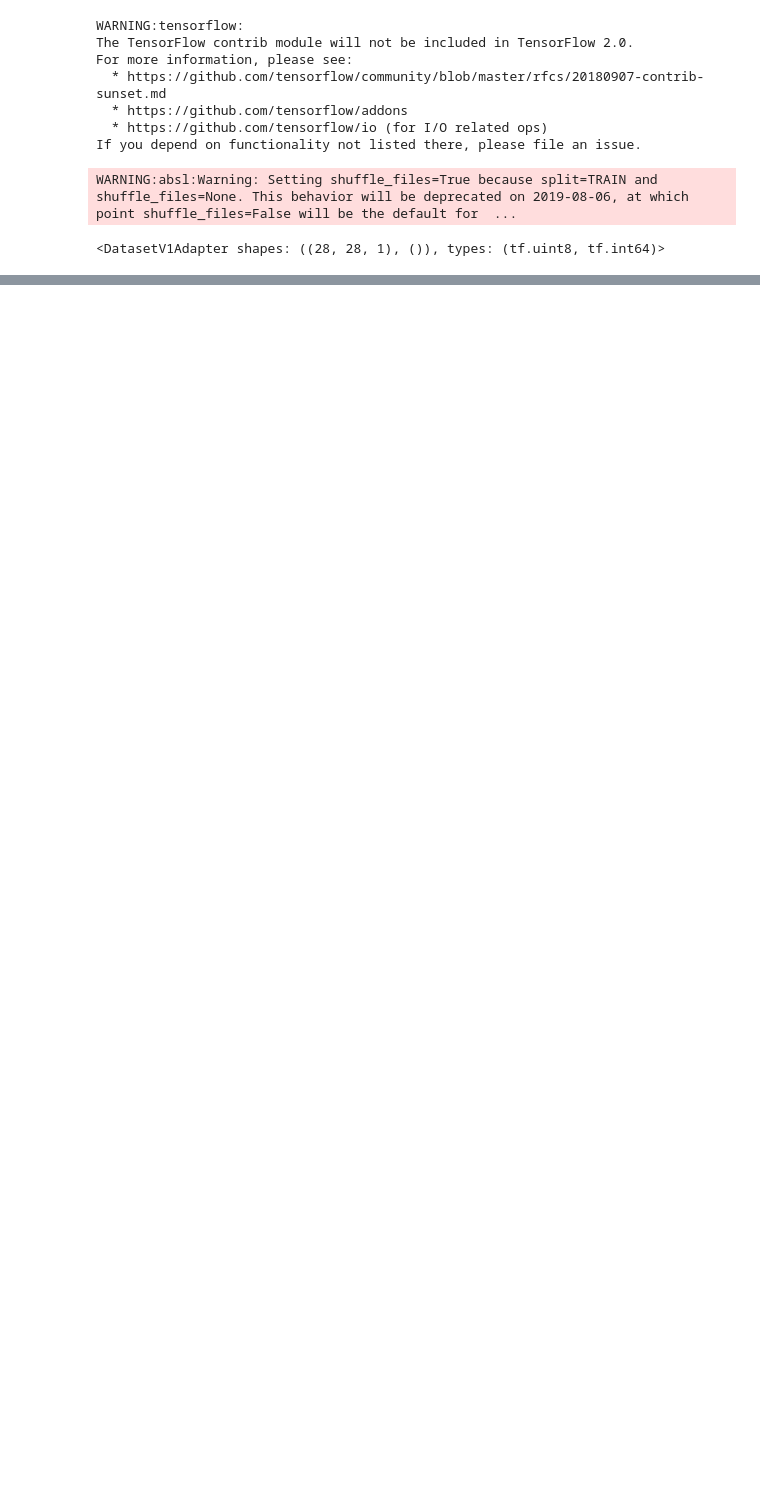
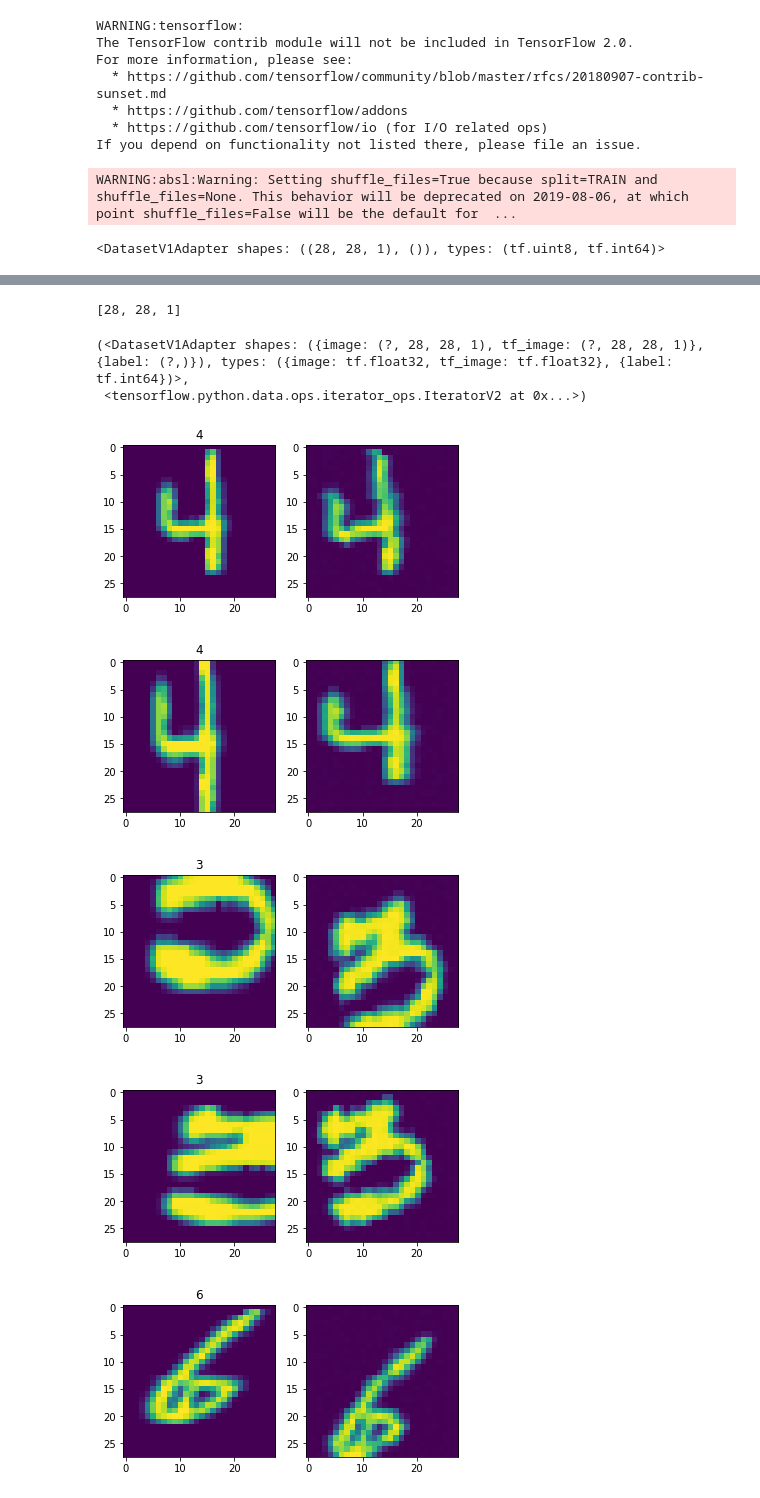
Before and after one commit to kmkolasinski/deep-learning-notes, a Jupyter notebook: IIC/mnist_experiments.ipynb, the cells around one changed output, grey strips where cells are left out. Cells and saved outputs as stored; diff of their text form; code cells hidden in the pictures; blank space fills up the shorter version.

Commit message:
add working example with mnist dataset

```diff
--- a/IIC/mnist_experiments.ipynb
+++ b/IIC/mnist_experiments.ipynb
@@ -27,9 +28,8 @@ import models
 # %%
-batch_size = 256
-image_size = 28
+batch_size = 64
 num_classes = 10
-num_repeats = 5
-input_shape = (24, 24, 1)
+num_repeats = 2
+input_shape = (28, 28, 1)
 num_train_steps = 60000 // batch_size
 num_eval_steps = 10000 // batch_size
 # %%
@@ -47,0 +44,24 @@ Tensor("stack_15:0", shape=(5, 24, 24, 1), dtype=float32)
+# %%
+first_image_aug_fn = iic_datasets_ops.get_default_image_aug_fn(rotation=0, skew=0, translation=0, crop=0.4, uniform_noise=0)
+second_image_aug_fn = iic_datasets_ops.get_default_image_aug_fn()
+
+# first_image_aug_fn = mnist_ops.mnist_x_aug_fn
+# second_image_aug_fn = mnist_ops.mnist_gx_aug_fn
+
+iic_train_dataset, model_input_shape = iic_datasets_ops.prepare_training_dataset(
+    dataset=train_dataset,
+    first_image_aug_fn=first_image_aug_fn,
+    second_image_aug_fn=second_image_aug_fn,
+    batch_size=batch_size,
+    num_image_repeats=num_repeats,
+    input_size=input_shape[:2],
+)
+
+iic_test_dataset, _ = iic_datasets_ops.prepare_training_dataset(
+    dataset=train_dataset,
+    first_image_aug_fn=mnist_ops.get_mnist_test_x_aug_fn(input_shape),
+    second_image_aug_fn=None,
+    batch_size=batch_size,
+    num_image_repeats=num_repeats,
+    input_size=input_shape[:2],
+)
@@ -48,2 +75,19 @@ Tensor("stack_15:0", shape=(5, 24, 24, 1), dtype=float32)
+# %%
+model_input_shape
+# %% [output]
+[28, 28, 1]
 # %%
 iic_train_iterator = iic_train_dataset.make_one_shot_iterator()
+iic_test_iterator = iic_test_dataset.make_one_shot_iterator()
+iic_train_dataset, iic_test_iterator
+# %% [output]
+(<DatasetV1Adapter shapes: ({image: (?, 28, 28, 1), tf_image: (?, 28, 28, 1)}, {label: (?,)}), types: ({image: tf.float32, tf_image: tf.float32}, {label: tf.int64})>,
+ <tensorflow.python.data.ops.iterator_ops.IteratorV2 at 0x...>)
+# %%
+utils.plot_image_pairs(*next(iic_train_iterator), num_examples=10)
+# %% [output]
+[figure, added]
+[figure, added]
+[figure, added]
+[figure, added]
+[figure, added]
```
Also changed, not shown: parts of 24 cells of this notebook, 4 other files.
